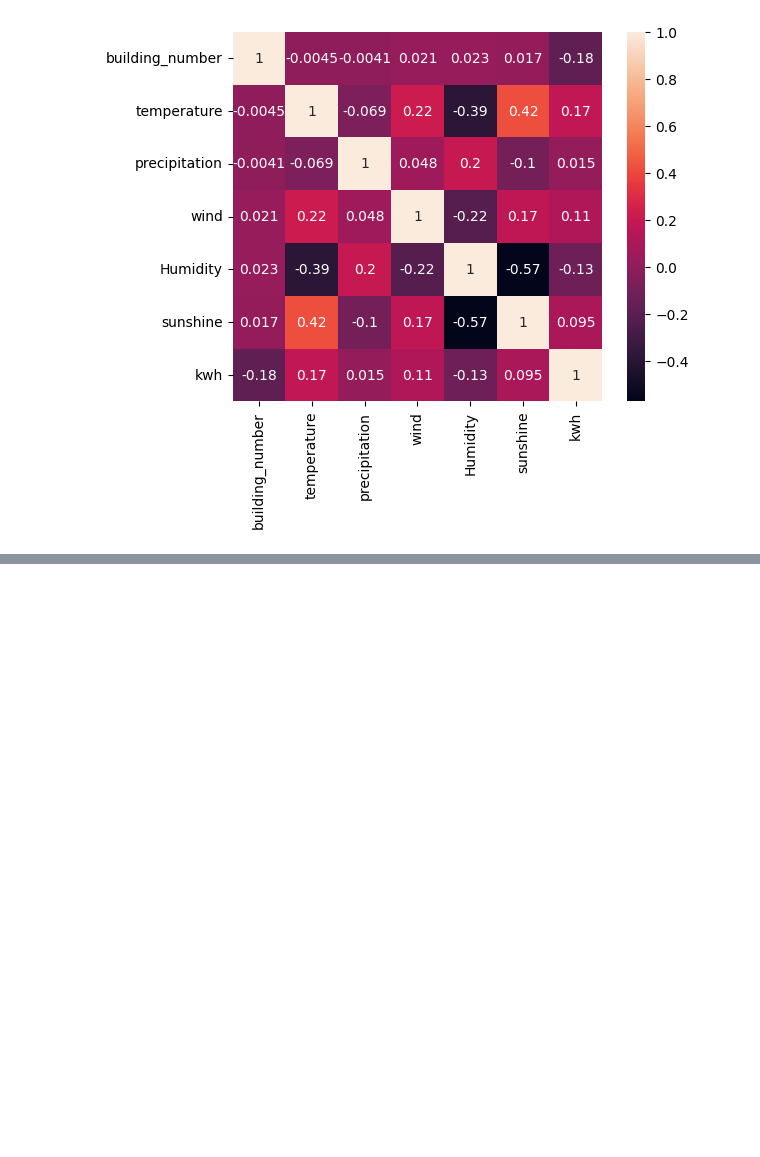
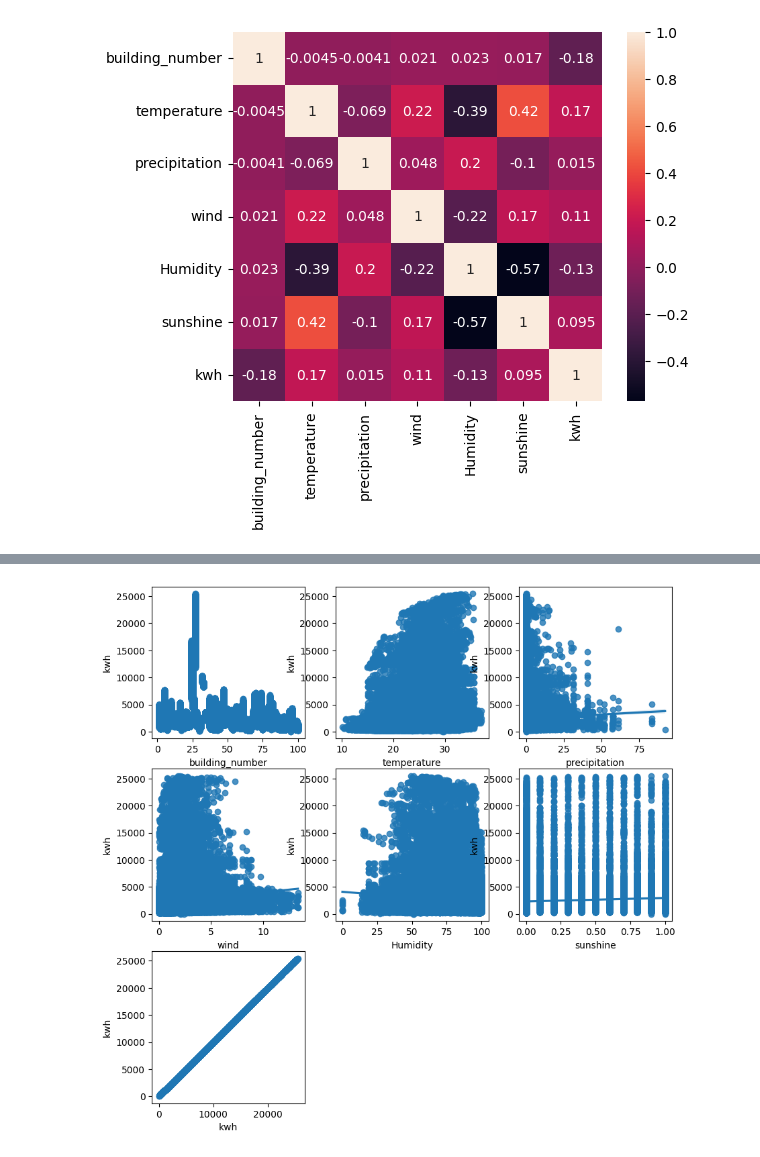
Before and after one commit to jihun5/jihun5, a Jupyter notebook: jupyter_project/jupyter_project/데이큰/전기사용량/전기사용량.ipynb, the cells around one changed output, grey strips where cells are left out. Cells and saved outputs as stored; diff of their text form; code cells hidden in the pictures; blank space fills up the shorter version.

```diff
--- a/jupyter_project/jupyter_project/데이큰/전기사용량/전기사용량.ipynb
+++ b/jupyter_project/jupyter_project/데이큰/전기사용량/전기사용량.ipynb
@@ -162,8 +67,8 @@ data = data.drop(['num_date_time', '일사(MJ/m2)','일시'], axis=1)
 data.columns = ['building_number', 'temperature', 'precipitation','wind','Humidity','sunshine', 'kwh']
 # %%
 # 결측치를 특정 값으로 채우기
-df = data.fillna(0)
-df
+train = data.fillna(0)
+train
 # %% [output]
 |  | building_number | temperature | precipitation | wind | Humidity | sunshine | kwh |
 | 0 | 1 | 18.6 | 0.0 | 0.9 | 42.0 | 0.0 | 1085.28 |
@@ -196,0 +113,8 @@ plt.show()
+# %%
+plt.figure(figsize=(10,10))
+for idx, col in enumerate(train):
+    axl = plt.subplot(3, 3, idx+1)
+    sns.regplot(x=col, y=train[['kwh']], data=train, ax=axl)
+plt.show()
+# %% [output]
+[figure, added]
```
Also changed, not shown: parts of 19 cells of this notebook, 34 other files.
